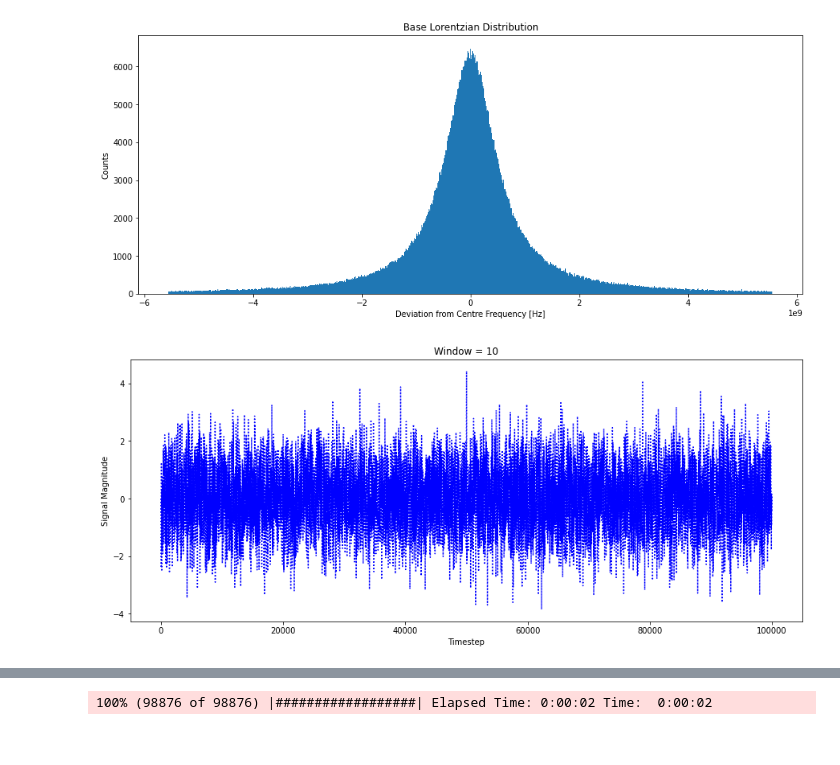
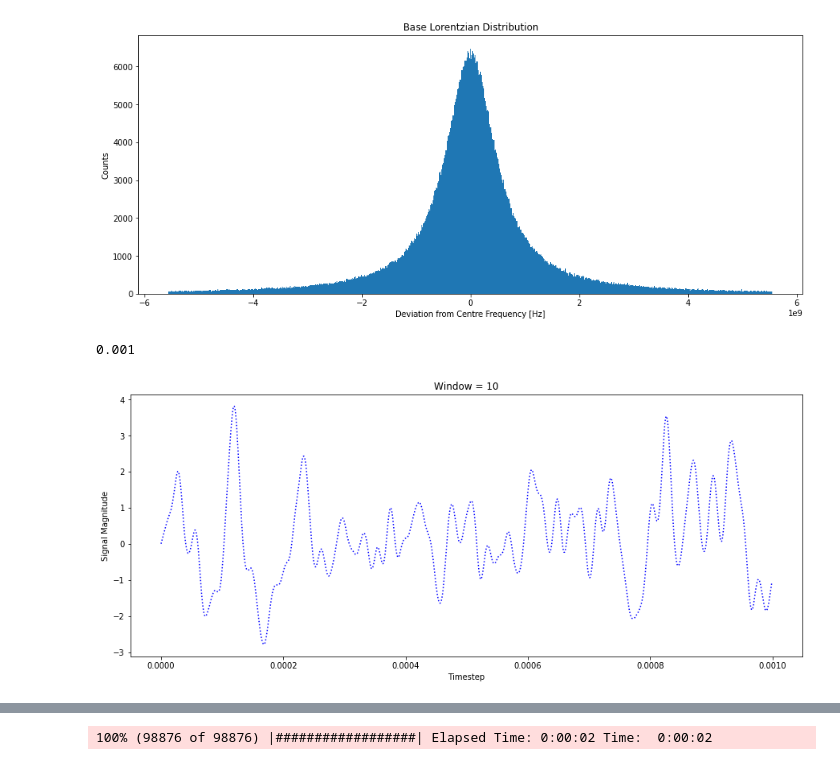
Before and after one commit to adamg0709/QDOT, a Jupyter notebook: Simulator.ipynb, the cells around one changed output, grey strips where cells are left out. Cells and saved outputs as stored; diff of their text form; code cells hidden in the pictures.

```diff
--- a/Simulator.ipynb
+++ b/Simulator.ipynb
@@ -58,7 +51,8 @@ plt.hist(lor,bins=1000,range=(-5*linewidth,5*linewidth));
 [figure]
 # %%
 class Spectrum_Simulator:
-        def __init__(self, centre=0, FWHM=1):
+        def __init__(self, timestep=10**-6, centre=0, FWHM=1):
+            self.timestep = timestep
             self.centre = centre
             self.FWHM = FWHM
             self.num_noises = 0
@@ -120,23 +114,33 @@ class Spectrum_Simulator:
         def measure_counts(target_freq, boundaries, time):
 
             return
+# %%
+timestep = 10**-6 # [s], i.e. each timestep is 1 microsecond
+window = 10
+std = 1
+num_steps = 1000
+
+sim = Spectrum_Simulator(timestep=timestep)
+sim.add_noise(window,std)
+for i in range(num_steps):
+    sim.step()
 # %%
-window = 10
-std = 1
-num_steps = 100000
+total_time = num_steps*timestep
+print(total_time)
+times = np.arange(0,total_time,timestep)
+times = times[0:np.array(sim.wandering).shape[0]]
+f = 10000 # [Hz]
+
+CF = np.array(sim.wandering) + np.sin(2*np.pi*f*times)
+#CF = np.sin(2*np.pi*f*times)
+
 plot = True
-
-sim = Spectrum_Simulator()
-sim.add_noise(window,std)
-for i in range(num_steps):
-    sim.step()
-
 if plot == True:
-    times = np.arange(num_steps)
     plt.rcParams['figure.figsize'] = [15, 6]
     plt.title("Window = 10")
     plt.xlabel("Timestep")
     plt.ylabel("Signal Magnitude")
-    plt.plot(times,np.array(sim.wandering),linestyle=':',color='b')
+    plt.plot(times,CF,linestyle=':',color='b')
 # %% [output]
+0.001
-[figure, old version]
+[figure, new version]
```
Also changed, not shown: parts of 7 cells of this notebook.
